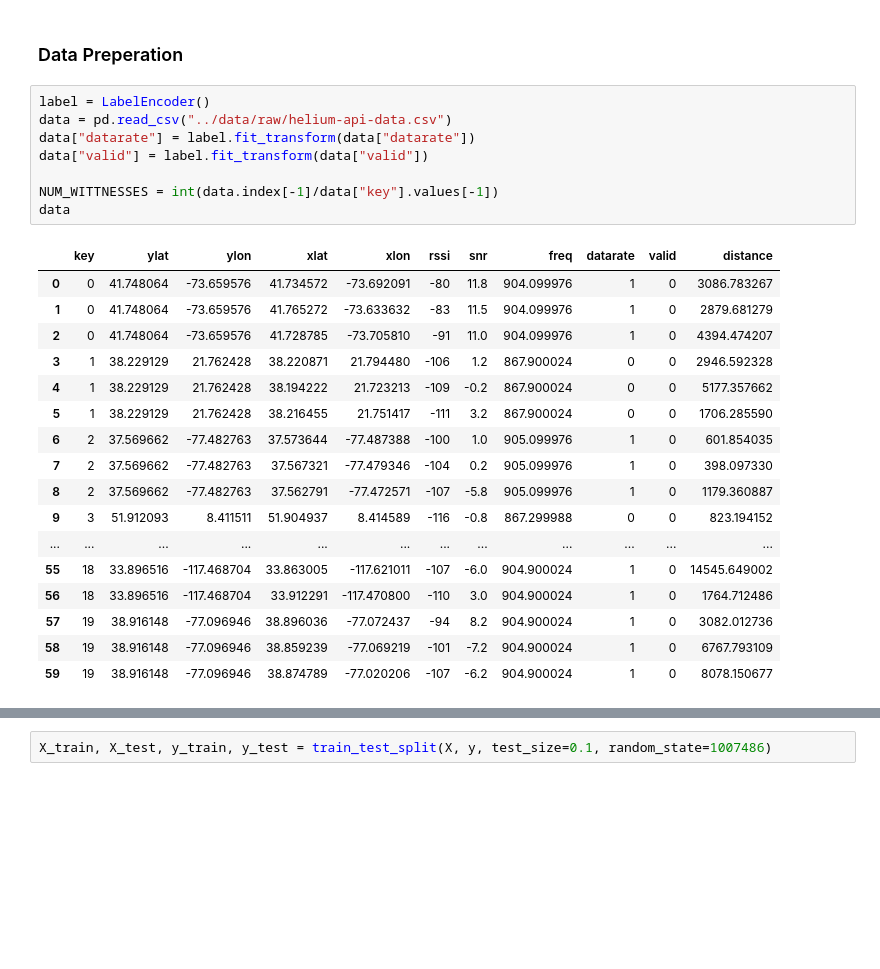
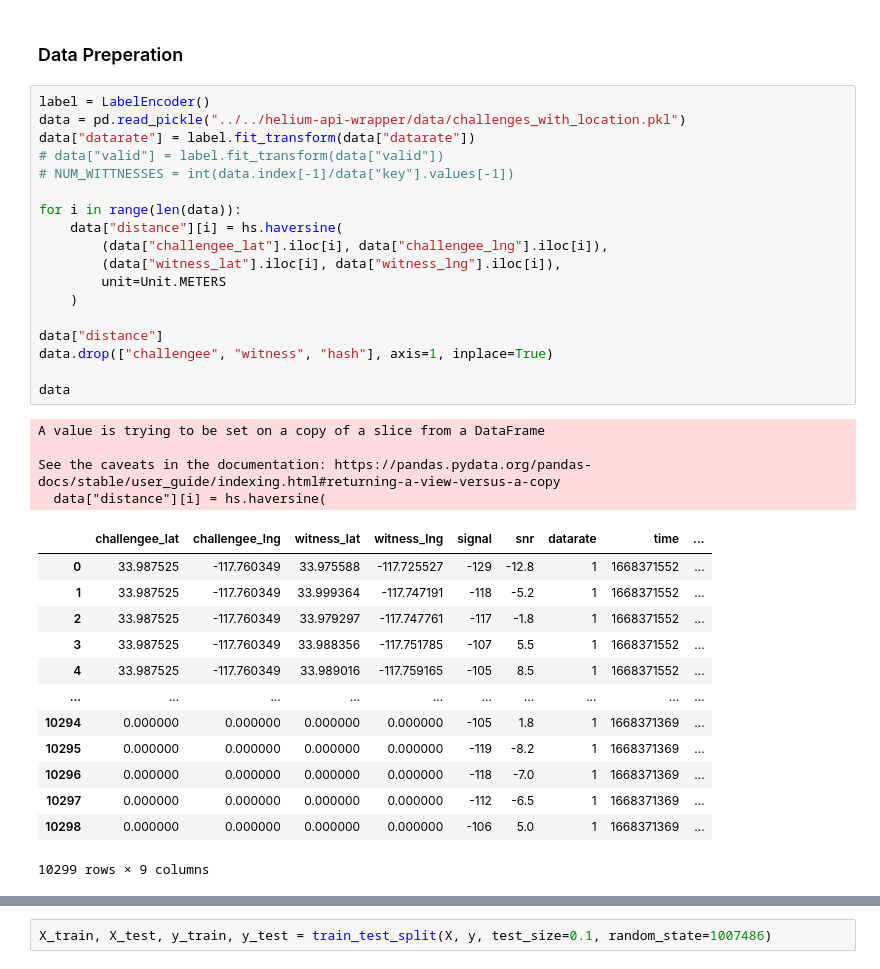
Before and after one commit to emergotechnologies/helium-positioning-model-engineering, a Jupyter notebook: notebooks/lorawan-rssi-experiment.ipynb, the cells around one changed output, grey strips where cells are left out. Cells and saved outputs as stored; diff of their text form; blank space fills up the shorter version.

```diff
--- a/notebooks/lorawan-rssi-experiment.ipynb
+++ b/notebooks/lorawan-rssi-experiment.ipynb
@@ -34,29 +36,39 @@ def regression_results(y_test, y_pred):
 ### Data Preperation
 # %%
 label = LabelEncoder()
-data = pd.read_csv("../data/raw/helium-api-data.csv")
+data = pd.read_pickle("../../helium-api-wrapper/data/challenges_with_location.pkl")
 data["datarate"] = label.fit_transform(data["datarate"])
-data["valid"] = label.fit_transform(data["valid"])
+# data["valid"] = label.fit_transform(data["valid"])
+# NUM_WITTNESSES = int(data.index[-1]/data["key"].values[-1])
 
-NUM_WITTNESSES = int(data.index[-1]/data["key"].values[-1])
+for i in range(len(data)):
+    data["distance"][i] = hs.haversine(
+        (data["challengee_lat"].iloc[i], data["challengee_lng"].iloc[i]),
+        (data["witness_lat"].iloc[i], data["witness_lng"].iloc[i]),
+        unit=Unit.METERS
+    )
+
+data["distance"]
+data.drop(["challengee", "witness", "hash"], axis=1, inplace=True)
+
 data
 # %% [output]
+A value is trying to be set on a copy of a slice from a DataFrame
+
+See the caveats in the documentation: https://pandas.pydata.org/pandas-docs/stable/user_guide/indexing.html#returning-a-view-versus-a-copy
+  data["distance"][i] = hs.haversine(
-|  | key | ylat | ylon | xlat | xlon | rssi | snr | freq | datarate | valid | distance |
-| 0 | 0 | 41.748064 | -73.659576 | 41.734572 | -73.692091 | -80 | 11.8 | 904.099976 | 1 | 0 | 3086.783267 |
-| 1 | 0 | 41.748064 | -73.659576 | 41.765272 | -73.633632 | -83 | 11.5 | 904.099976 | 1 | 0 | 2879.681279 |
-| 2 | 0 | 41.748064 | -73.659576 | 41.728785 | -73.705810 | -91 | 11.0 | 904.099976 | 1 | 0 | 4394.474207 |
-| 3 | 1 | 38.229129 | 21.762428 | 38.220871 | 21.794480 | -106 | 1.2 | 867.900024 | 0 | 0 | 2946.592328 |
-| 4 | 1 | 38.229129 | 21.762428 | 38.194222 | 21.723213 | -109 | -0.2 | 867.900024 | 0 | 0 | 5177.357662 |
-| 5 | 1 | 38.229129 | 21.762428 | 38.216455 | 21.751417 | -111 | 3.2 | 867.900024 | 0 | 0 | 1706.285590 |
-| 6 | 2 | 37.569662 | -77.482763 | 37.573644 | -77.487388 | -100 | 1.0 | 905.099976 | 1 | 0 | 601.854035 |
-| 7 | 2 | 37.569662 | -77.482763 | 37.567321 | -77.479346 | -104 | 0.2 | 905.099976 | 1 | 0 | 398.097330 |
-| 8 | 2 | 37.569662 | -77.482763 | 37.562791 | -77.472571 | -107 | -5.8 | 905.099976 | 1 | 0 | 1179.360887 |
-| 9 | 3 | 51.912093 | 8.411511 | 51.904937 | 8.414589 | -116 | -0.8 | 867.299988 | 0 | 0 | 823.194152 |
-| ... | ... | ... | ... | ... | ... | ... | ... | ... | ... | ... | ... |
-| 55 | 18 | 33.896516 | -117.468704 | 33.863005 | -117.621011 | -107 | -6.0 | 904.900024 | 1 | 0 | 14545.649002 |
-| 56 | 18 | 33.896516 | -117.468704 | 33.912291 | -117.470800 | -110 | 3.0 | 904.900024 | 1 | 0 | 1764.712486 |
-| 57 | 19 | 38.916148 | -77.096946 | 38.896036 | -77.072437 | -94 | 8.2 | 904.900024 | 1 | 0 | 3082.012736 |
-| 58 | 19 | 38.916148 | -77.096946 | 38.859239 | -77.069219 | -101 | -7.2 | 904.900024 | 1 | 0 | 6767.793109 |
-| 59 | 19 | 38.916148 | -77.096946 | 38.874789 | -77.020206 | -107 | -6.2 | 904.900024 | 1 | 0 | 8078.150677 |
+|  | challengee_lat | challengee_lng | witness_lat | witness_lng | signal | snr | datarate | time | ... |
+| 0 | 33.987525 | -117.760349 | 33.975588 | -117.725527 | -129 | -12.8 | 1 | 1668371552 | ... |
+| 1 | 33.987525 | -117.760349 | 33.999364 | -117.747191 | -118 | -5.2 | 1 | 1668371552 | ... |
+| 2 | 33.987525 | -117.760349 | 33.979297 | -117.747761 | -117 | -1.8 | 1 | 1668371552 | ... |
+| 3 | 33.987525 | -117.760349 | 33.988356 | -117.751785 | -107 | 5.5 | 1 | 1668371552 | ... |
+| 4 | 33.987525 | -117.760349 | 33.989016 | -117.759165 | -105 | 8.5 | 1 | 1668371552 | ... |
+| ... | ... | ... | ... | ... | ... | ... | ... | ... | ... |
+| 10294 | 0.000000 | 0.000000 | 0.000000 | 0.000000 | -105 | 1.8 | 1 | 1668371369 | ... |
+| 10295 | 0.000000 | 0.000000 | 0.000000 | 0.000000 | -119 | -8.2 | 1 | 1668371369 | ... |
+| 10296 | 0.000000 | 0.000000 | 0.000000 | 0.000000 | -118 | -7.0 | 1 | 1668371369 | ... |
+| 10297 | 0.000000 | 0.000000 | 0.000000 | 0.000000 | -112 | -6.5 | 1 | 1668371369 | ... |
+| 10298 | 0.000000 | 0.000000 | 0.000000 | 0.000000 | -106 | 5.0 | 1 | 1668371369 | ... |
+10299 rows × 9 columns
 # %%
 data = data.drop(data[(data["snr"].values < 3) & (data["snr"].values > -7.5)].index)
```
Also changed, not shown: parts of 10 cells of this notebook.
